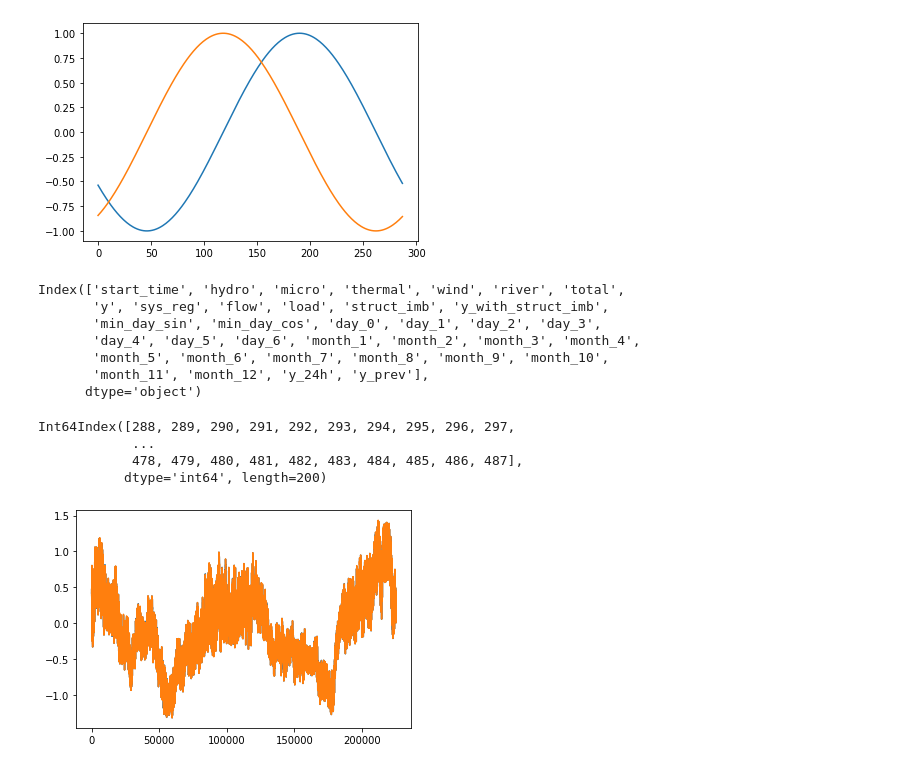
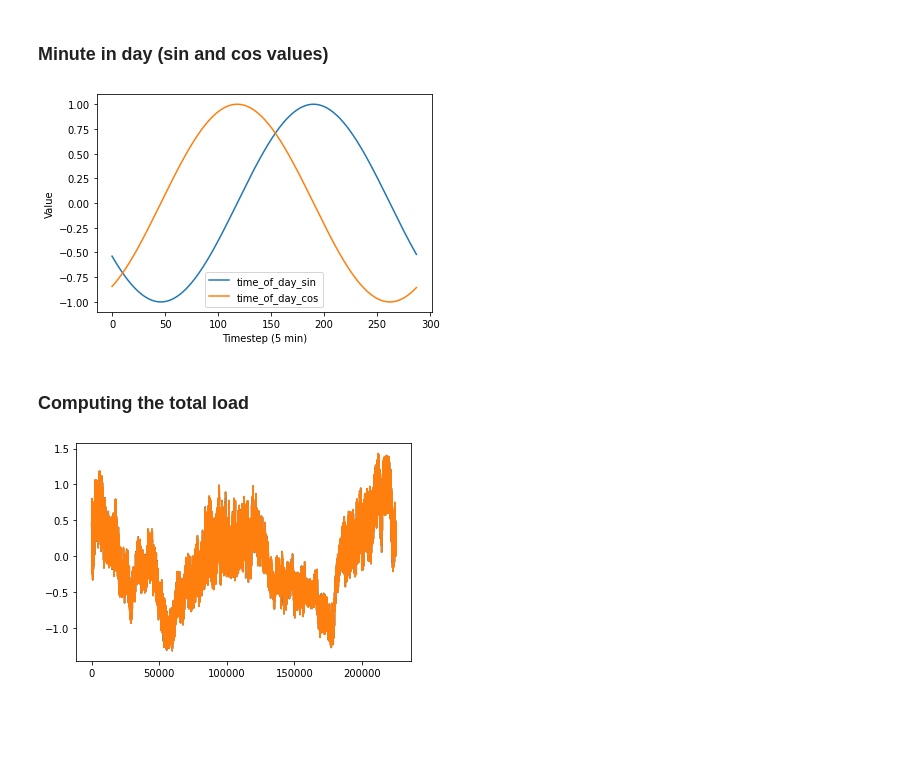
Before and after one commit to AnmolS99/Time-Series-Forecasting, a Jupyter notebook: eda.ipynb, the cells around one changed output. Drawn from its saved outputs; the diff is of its cells as text; code cells hidden in the pictures; blank space fills up the shorter version.

```diff
--- a/eda.ipynb
+++ b/eda.ipynb
@@ -28,13 +34,18 @@ X_feat
  'month_12',
  'y_24h',
  'y_prev']
+# %% [markdown]
+### Minute in day (sin and cos values)
 # %%
 
 time_of_day_sin = train_df[["min_day_sin"]].to_numpy()
 time_of_day_cos = train_df[["min_day_cos"]].to_numpy()
 time_steps_day = 1440//5
+plt.xlabel("Timestep (5 min)")
+plt.ylabel("Value")
 plt.plot(time_of_day_sin[:time_steps_day])
 plt.plot(time_of_day_cos[:time_steps_day])
+plt.legend(["time_of_day_sin", "time_of_day_cos"])
 plt.show()
 # %% [output]
-[figure, old version]
+[figure, new version]
@@ -48,24 +52,5 @@ plt.show()
-# %%
-val_df.columns
-# %% [output]
-Index(['start_time', 'hydro', 'micro', 'thermal', 'wind', 'river', 'total',
-       'y', 'sys_reg', 'flow', 'load', 'struct_imb', 'y_with_struct_imb',
-       'min_day_sin', 'min_day_cos', 'day_0', 'day_1', 'day_2', 'day_3',
-       'day_4', 'day_5', 'day_6', 'month_1', 'month_2', 'month_3', 'month_4',
-       'month_5', 'month_6', 'month_7', 'month_8', 'month_9', 'month_10',
-       'month_11', 'month_12', 'y_24h', 'y_prev'],
-      dtype='object')
-# %%
-date_time = pd.to_datetime(train_df["start_time"])
-t = train_df[:200]
-a = t[date_time.dt.minute == 30]["total"]
-a.index
-t["total"].index
-# %% [output]
-Int64Index([288, 289, 290, 291, 292, 293, 294, 295, 296, 297,
-            ...
-            478, 479, 480, 481, 482, 483, 484, 485, 486, 487],
-           dtype='int64', length=200)
+# %% [markdown]
+### Computing the total load
 # %%
 pp2 = Preprocessor(train_path="datasets/no1_train.csv", val_path="datasets/no1_validation.csv")
 train_df, val_df, X_feat = pp2.preprocess()
```
Also changed, not shown: parts of 10 cells of this notebook, 2 other files.
